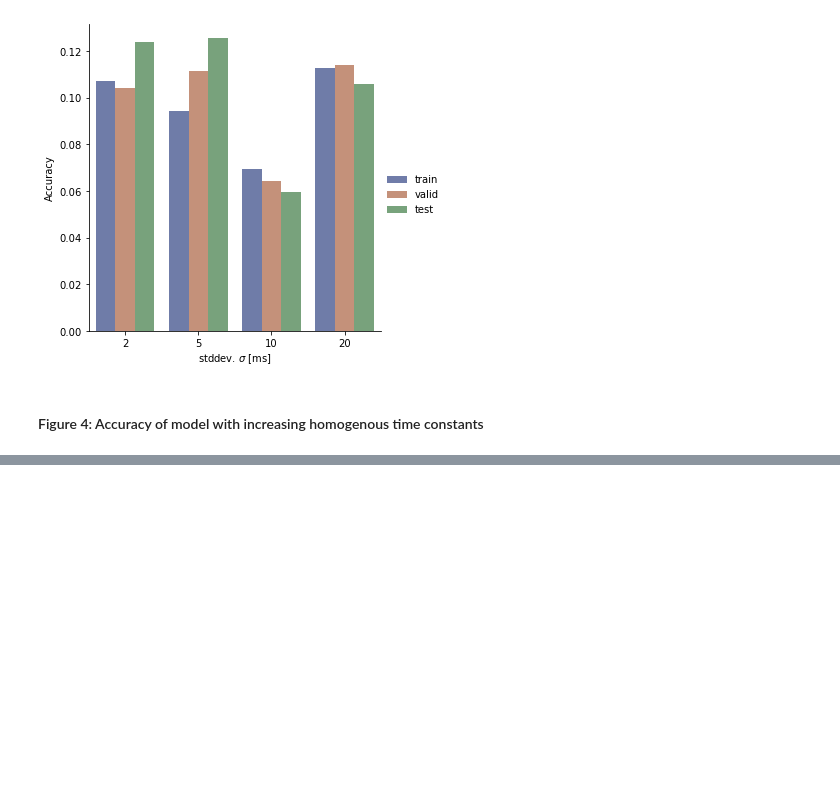
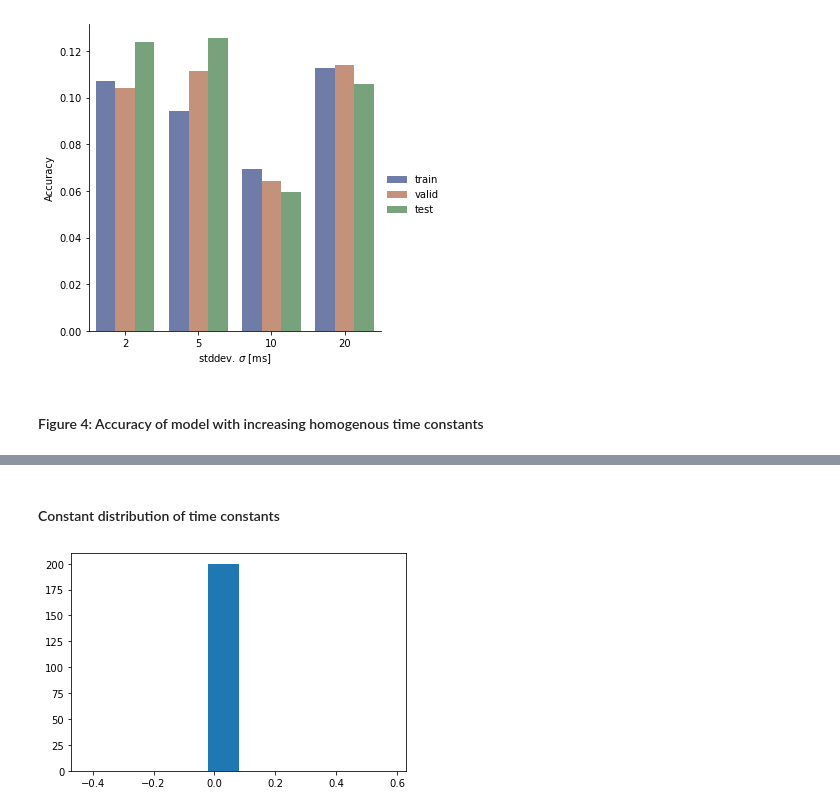
Before and after one commit to peterrayshen/syde552-project, a Jupyter notebook: plots.ipynb, the cells around one changed output, grey strips where cells are left out. Saved outputs shown, nothing was run; the diff lists cells and outputs as text; code cells hidden in the pictures; blank space fills up the shorter version.

```diff
--- a/plots.ipynb
+++ b/plots.ipynb
@@ -94,0 +113,8 @@ plt.show()
+# %% [markdown]
+#### Constant distribution of time constants
+# %%
+plt.figure()
+plt.hist(res_constant_tau[3]['gen_distribution_tau'][0])
+plt.show()
+# %% [output]
+[figure, added]
```
Also changed, not shown: parts of 7 cells of this notebook, 1 other file.
